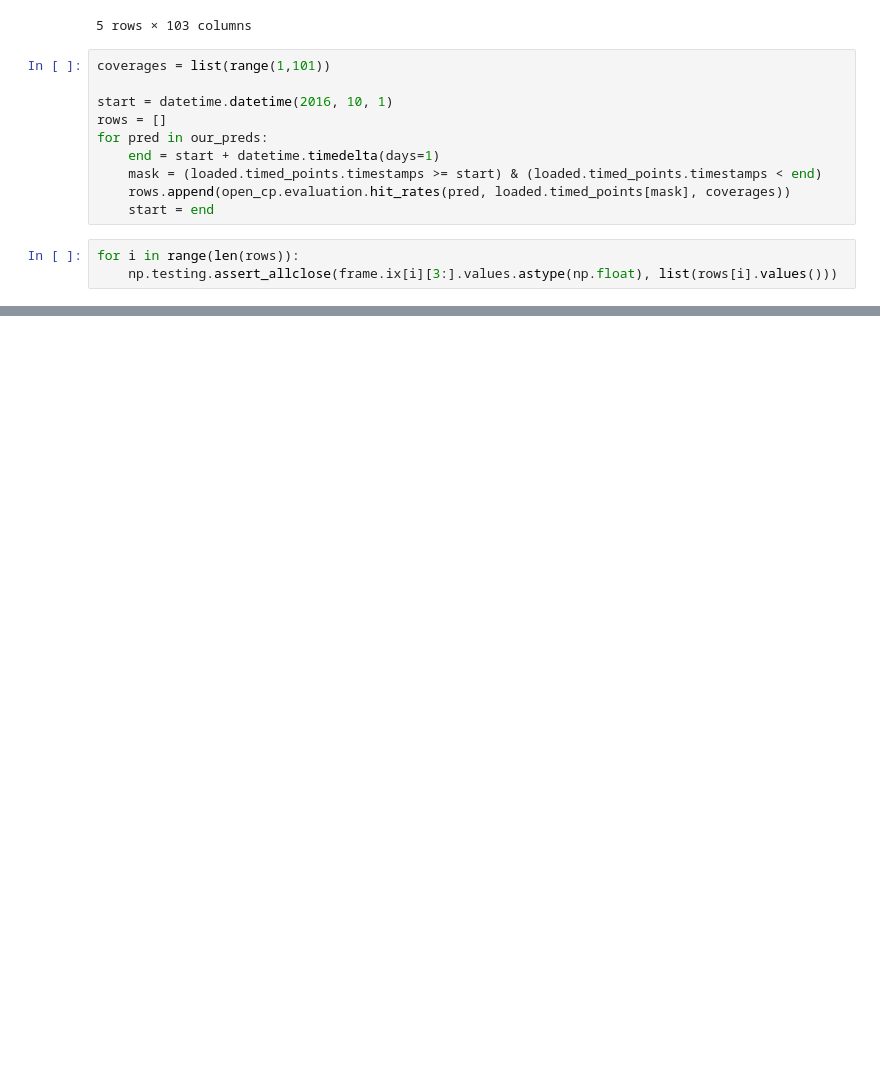
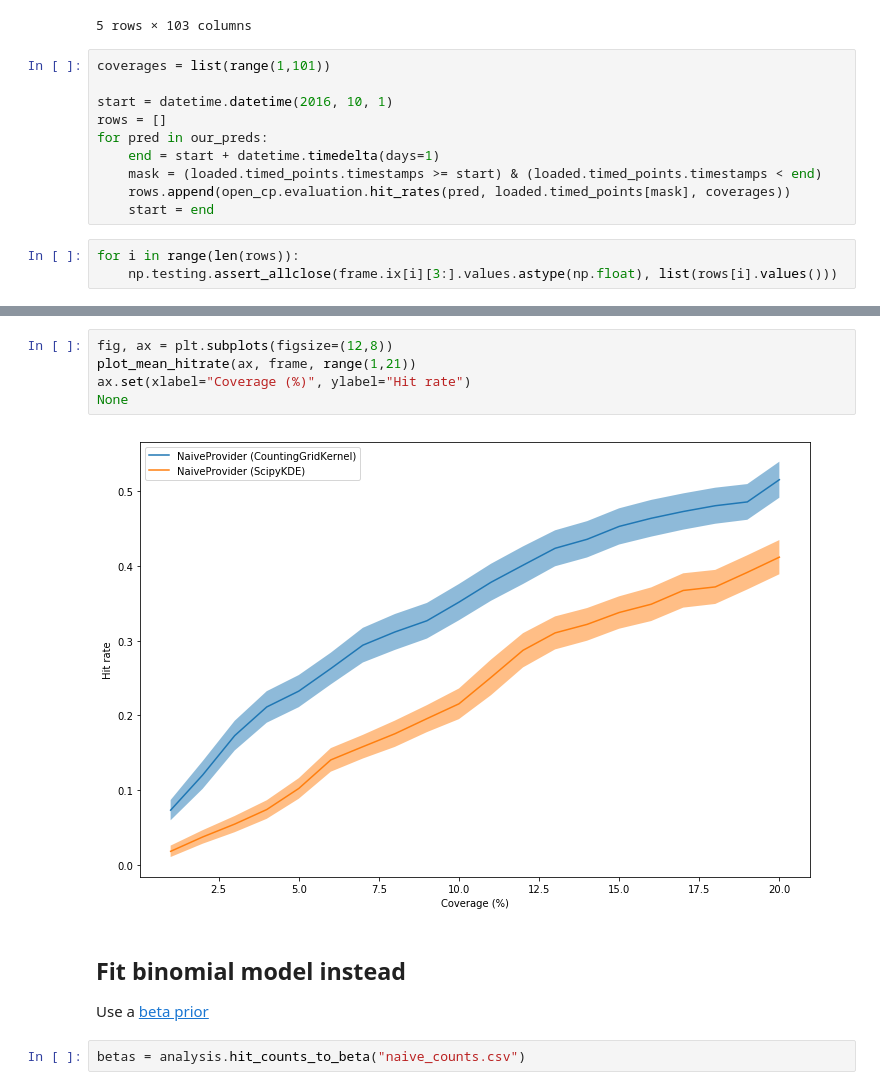
Before and after one commit to QuantCrimAtLeeds/PredictCode, a Jupyter notebook: examples/Scripts/Reload naive predictions.ipynb, the cells around one changed output, grey strips where cells are left out. Cells and saved outputs as stored; diff of their text form; blank space fills up the shorter version.

```diff
--- a/examples/Scripts/Reload naive predictions.ipynb
+++ b/examples/Scripts/Reload naive predictions.ipynb
@@ -121,0 +134,13 @@ for i in range(len(rows)):
+# %%
+fig, ax = plt.subplots(figsize=(12,8))
+plot_mean_hitrate(ax, frame, range(1,21))
+ax.set(xlabel="Coverage (%)", ylabel="Hit rate")
+None
+# %% [output]
+[figure, added]
+# %% [markdown]
+## Fit binomial model instead
+
+Use a [beta prior](https://en.wikipedia.org/wiki/Conjugate_prior)
+# %%
+betas = analysis.hit_counts_to_beta("naive_counts.csv")
```
Also changed, not shown: parts of 15 cells of this notebook, 10 other files.
